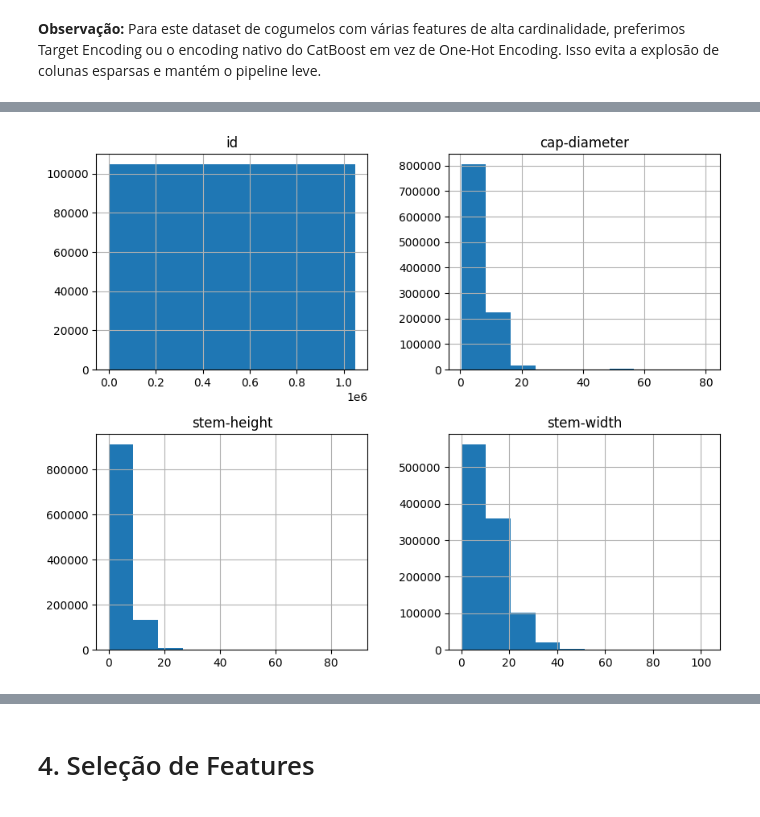
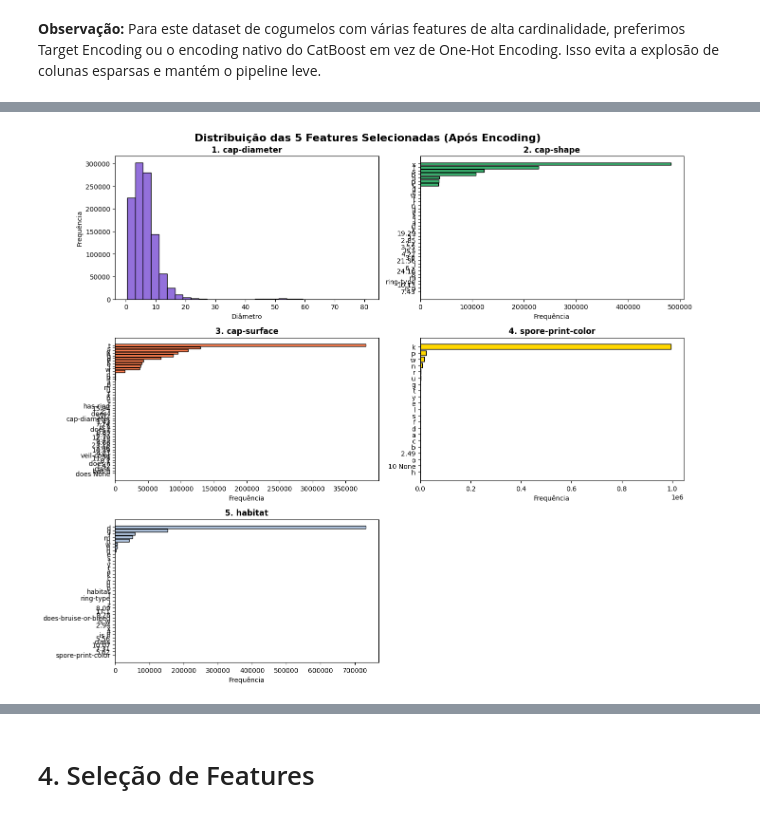
Before and after one commit to joaodonadio/machine-learning-mushroom, a Jupyter notebook: notebooks/mushroom/ex-mushroom.ipynb, the cells around one changed output, grey strips where cells are left out. Drawn from its saved outputs; the diff is of its cells as text; code cells hidden in the pictures.

```diff
--- a/notebooks/mushroom/ex-mushroom.ipynb
+++ b/notebooks/mushroom/ex-mushroom.ipynb
@@ -291,9 +456,85 @@ raw_categorical_cols = categorical_cols.copy()
 
 # O encoding efetivo será feito após o split, usando apenas estatísticas do conjunto de treino para evitar vazamento.
 # %%
-# Celula 17 - Verificar após encoding
-df.info()
+# Celula 12 - Características das 5 features após encoding
+print("=" * 70)
+print("CARACTERÍSTICAS DAS 5 FEATURES SELECIONADAS")
+print("=" * 70)
 
-df.hist(figsize=(10,8))
+selected_features = ['cap-diameter', 'cap-shape', 'cap-surface', 'spore-print-color', 'habitat']
+
+# Análise de cap-diameter
+print("\n1. CAP-DIAMETER (Feature Numérica)")
+print(f"   - Tipo: float64 (contínua)")
+print(f"   - Valores únicos: {df['cap-diameter'].nunique()}")
+print(f"   - Mínimo: {df['cap-diameter'].min():.2f}")
+print(f"   - Máximo: {df['cap-diameter'].max():.2f}")
+print(f"   - Média: {df['cap-diameter'].mean():.2f}")
+print(f"   - Mediana: {df['cap-diameter'].median():.2f}")
+print(f"   - Valores nulos após limpeza: {df['cap-diameter'].isnull().sum()}")
+
+# Análise das features categóricas
+for feature in ['cap-shape', 'cap-surface', 'spore-print-color', 'habitat']:
+    print(f"\n{selected_features.index(feature) + 2}. {feature.upper()} (Feature Categórica)")
+    print(f"   - Tipo: object (categórica)")
+    print(f"   - Valores únicos: {df[feature].nunique()}")
+    print(f"   - Categorias: {list(df[feature].unique())[:5]}{'...' if df[feature].nunique() > 5 else ''}")
+    print(f"   - Valores nulos após limpeza: {df[feature].isnull().sum()}")
+    print(f"   - Valor mais frequente: {df[feature].mode()[0]}")
+
+# Visualização das 5 features após encoding
+print("\n" + "=" * 70)
+print("VISUALIZAÇÃO DAS 5 FEATURES APÓS ENCODING")
+print("=" * 70 + "\n")
+
+fig, axes = plt.subplots(3, 2, figsize=(14, 12))
+fig.suptitle('Distribuição das 5 Features Selecionadas (Após Encoding)', fontsize=16, fontweight='bold')
+
+# Plot 1: Histograma de cap-diameter
+axes[0, 0].hist(df['cap-diameter'].dropna(), bins=30, color='mediumpurple', edgecolor='black')
+axes[0, 0].set_title('1. cap-diameter', fontweight='bold', fontsize=12)
+axes[0, 0].set_xlabel('Diâmetro')
+axes[0, 0].set_ylabel('Frequência')
+
+# Plot 2: cap-shape
+counts = df['cap-shape'].value_counts()
+axes[0, 1].barh(range(len(counts)), counts.values, color='mediumseagreen', edgecolor='black')
+axes[0, 1].set_yticks(range(len(counts)))
+axes[0, 1].set_yticklabels(counts.index)
+axes[0, 1].set_title('2. cap-shape', fontweight='bold', fontsize=12)
+axes[0, 1].set_xlabel('Frequência')
+axes[0, 1].invert_yaxis()
+
+# Plot 3: cap-surface
+counts = df['cap-surface'].value_counts()
+axes[1, 0].barh(range(len(counts)), counts.values, color='coral', edgecolor='black')
+axes[1, 0].set_yticks(range(len(counts)))
+axes[1, 0].set_yticklabels(counts.index)
+axes[1, 0].set_title('3. cap-surface', fontweight='bold', fontsize=12)
+axes[1, 0].set_xlabel('Frequência')
+axes[1, 0].invert_yaxis()
+
+# Plot 4: spore-print-color
+counts = df['spore-print-color'].value_counts()
+axes[1, 1].barh(range(len(counts)), counts.values, color='gold', edgecolor='black')
+axes[1, 1].set_yticks(range(len(counts)))
+axes[1, 1].set_yticklabels(counts.index)
+axes[1, 1].set_title('4. spore-print-color', fontweight='bold', fontsize=12)
+axes[1, 1].set_xlabel('Frequência')
+axes[1, 1].invert_yaxis()
+
+# Plot 5: habitat
+counts = df['habitat'].value_counts()
+axes[2, 0].barh(range(len(counts)), counts.values, color='lightsteelblue', edgecolor='black')
+axes[2, 0].set_yticks(range(len(counts)))
+axes[2, 0].set_yticklabels(counts.index)
+axes[2, 0].set_title('5. habitat', fontweight='bold', fontsize=12)
+axes[2, 0].set_xlabel('Frequência')
+axes[2, 0].invert_yaxis()
+
+# Remover o último subplot vazio
+axes[2, 1].remove()
+
+plt.tight_layout()
 plt.show()
 # %% [output]
@@ -317 +558 @@ memory usage: 176.0 MB
-[figure, old version]
+[figure, new version]
```
Also changed, not shown: parts of 17 cells of this notebook.
